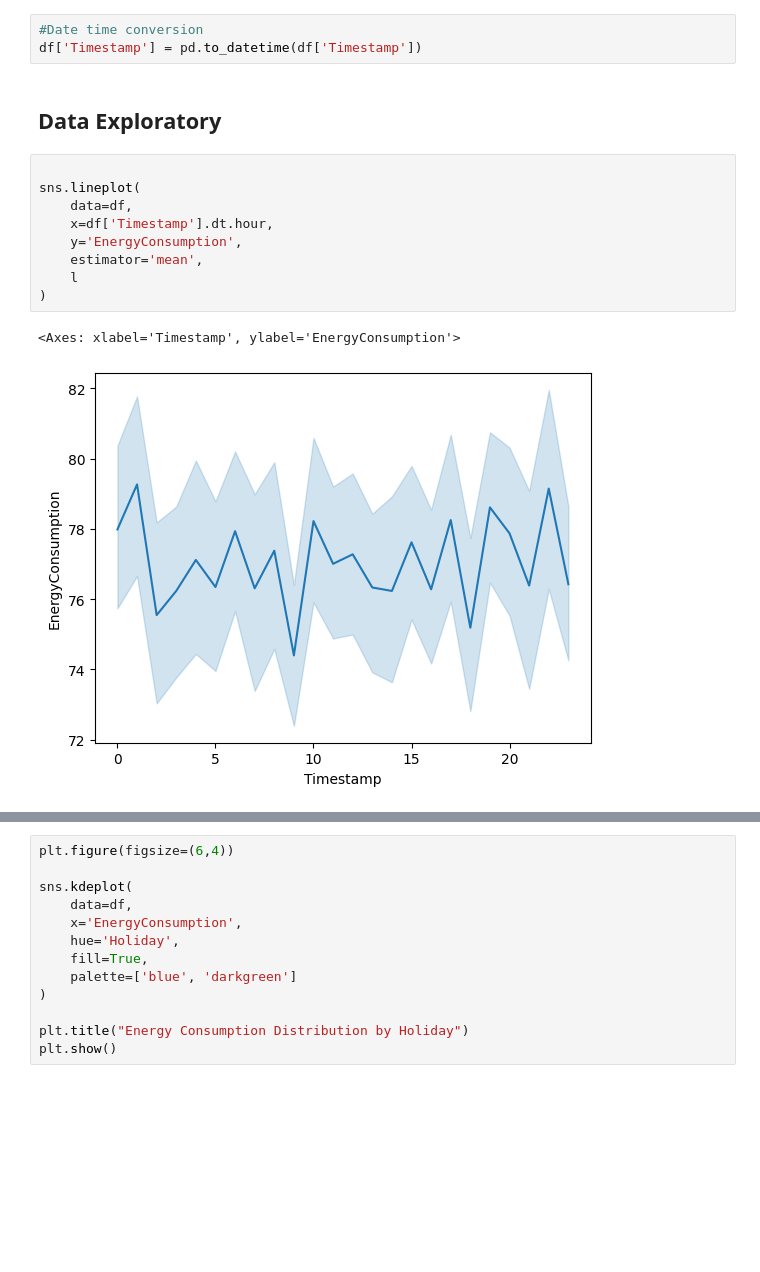
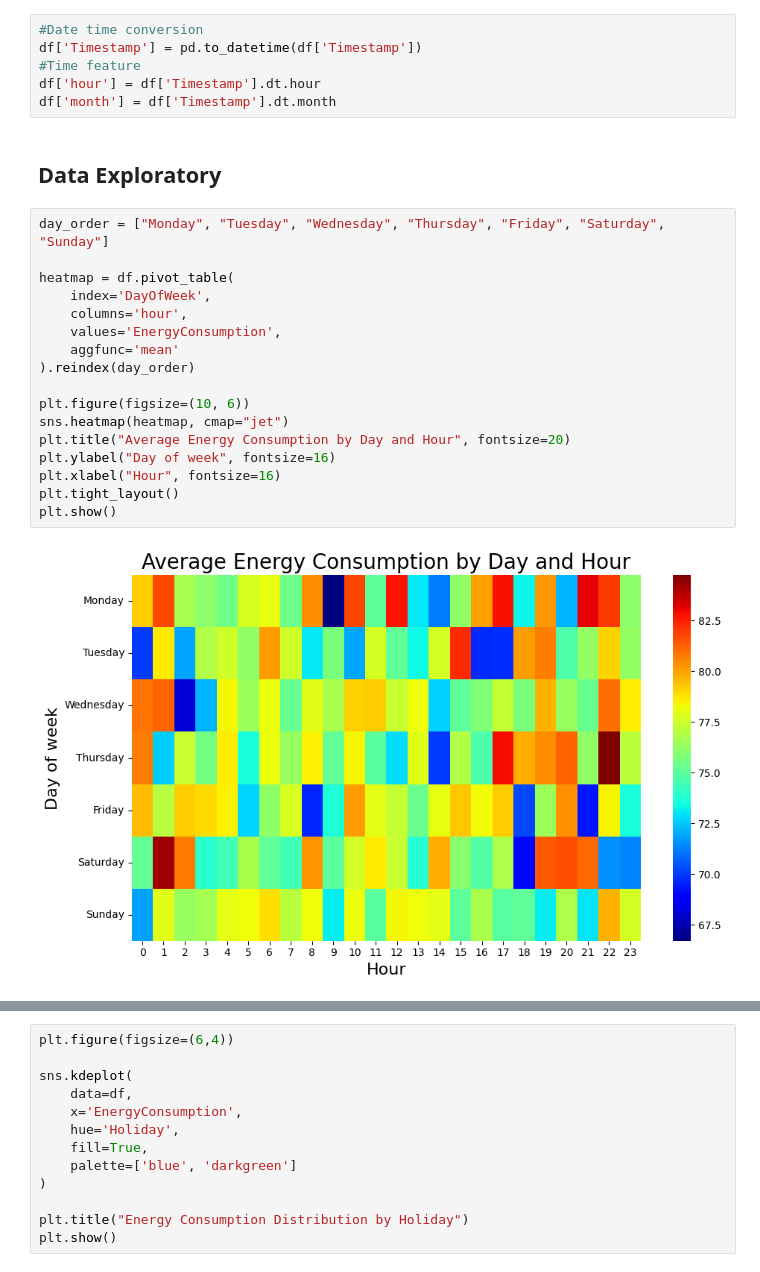
Before and after one commit to wuttipansat/Energy-Consumption-Regression-Analysis, a Jupyter notebook: experiment.ipynb, the cells around one changed output, grey strips where cells are left out. Drawn from its saved outputs; the diff is of its cells as text; blank space fills up the shorter version.

```diff
--- a/experiment.ipynb
+++ b/experiment.ipynb
@@ -59,17 +59,27 @@ plt.show()
 # %%
 #Date time conversion
 df['Timestamp'] = pd.to_datetime(df['Timestamp'])
+#Time feature
+df['hour'] = df['Timestamp'].dt.hour
+df['month'] = df['Timestamp'].dt.month
 # %% [markdown]
 ## Data Exploratory
 # %%
+day_order = ["Monday", "Tuesday", "Wednesday", "Thursday", "Friday", "Saturday", "Sunday"]
 
-sns.lineplot(
-    data=df,
-    x=df['Timestamp'].dt.hour,
-    y='EnergyConsumption',
-    estimator='mean',
-    l
-)
+heatmap = df.pivot_table(
+    index='DayOfWeek',
+    columns='hour',
+    values='EnergyConsumption',
+    aggfunc='mean'
+).reindex(day_order)
+
+plt.figure(figsize=(10, 6))
+sns.heatmap(heatmap, cmap="jet")
+plt.title("Average Energy Consumption by Day and Hour", fontsize=20)
+plt.ylabel("Day of week", fontsize=16)
+plt.xlabel("Hour", fontsize=16)
+plt.tight_layout()
+plt.show()
 # %% [output]
-<Axes: xlabel='Timestamp', ylabel='EnergyConsumption'>
-[figure, old version]
+[figure, new version]
```
Also changed, not shown: parts of 3 cells of this notebook.
